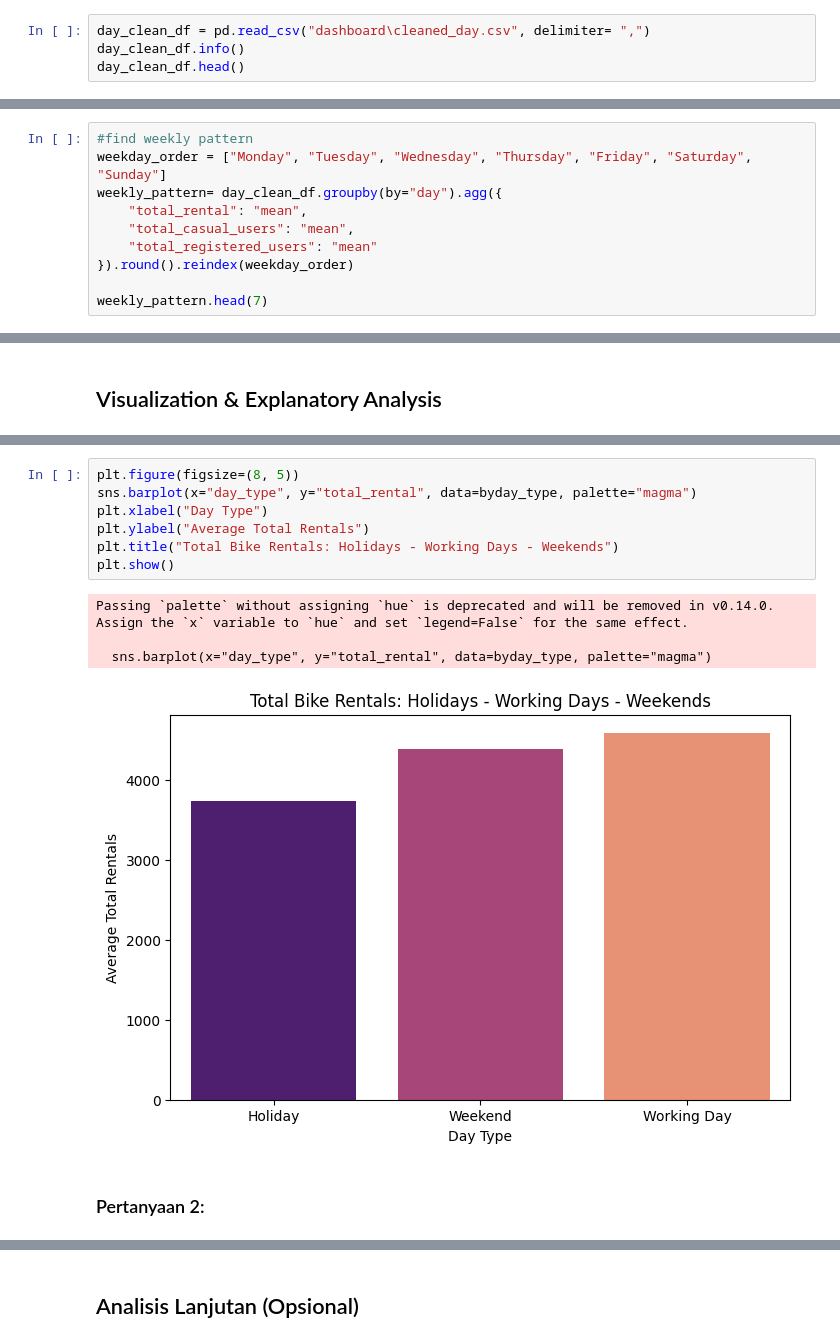
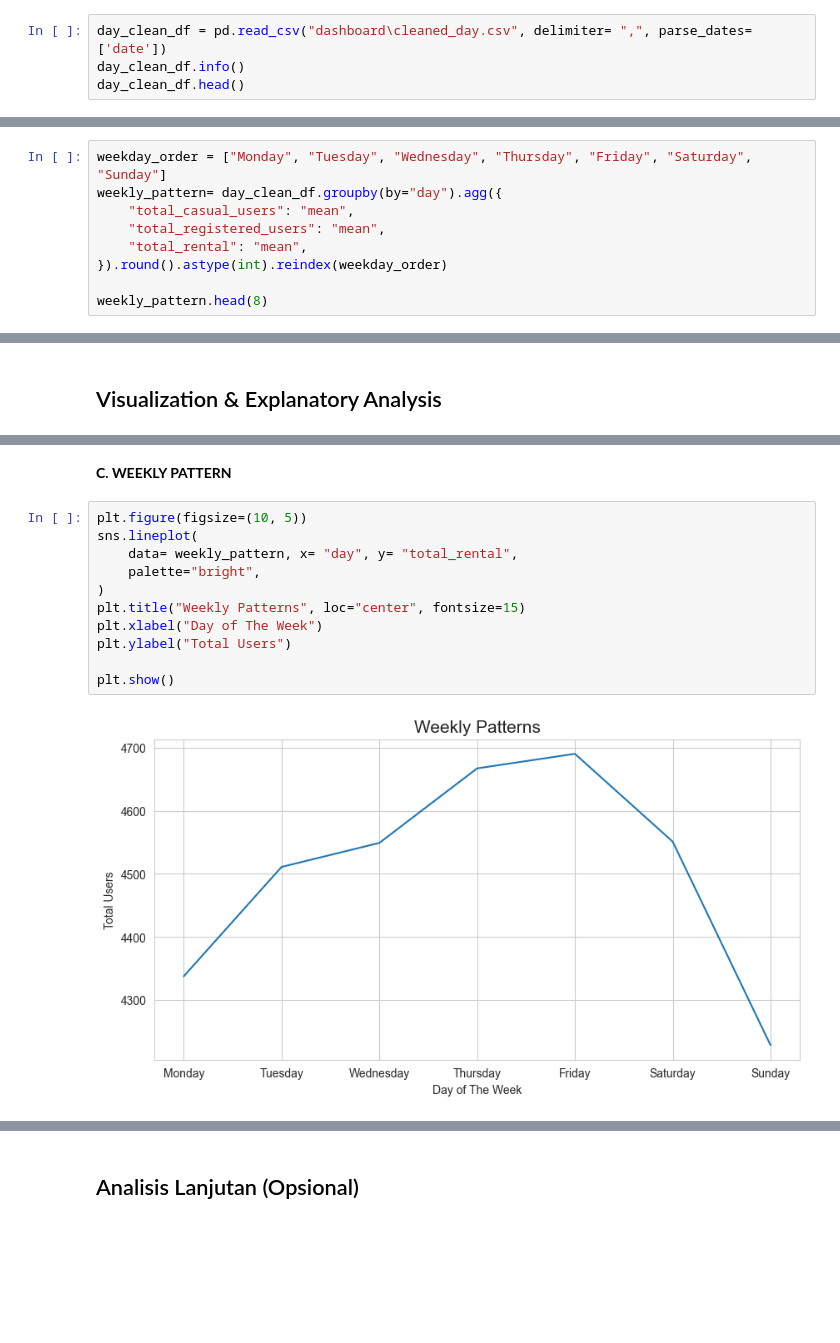
Before and after one commit to lookas15/dicoding-analisis_data-final_project, a Jupyter notebook: submission/notebook.ipynb, the cells around one changed output, grey strips where cells are left out. Cells and saved outputs as stored; diff of their text form; blank space fills up the shorter version.

Commit message:
Finish project revision on EDA, chart, dashboard, and conclusion

```diff
--- a/submission/notebook.ipynb
+++ b/submission/notebook.ipynb
@@ -469,7 +489,7 @@ hour_df.to_csv("dashboard\cleaned_hour.csv", index=False)
 # %% [markdown]
 Load dataset yang sudah bersih terlebih dahulu
 # %%
-day_clean_df = pd.read_csv("dashboard\cleaned_day.csv", delimiter= ",")
+day_clean_df = pd.read_csv("dashboard\cleaned_day.csv", delimiter= ",", parse_dates=['date'])
 day_clean_df.info()
 day_clean_df.head()
 # %% [output]
@@ -622,13 +654,12 @@ yearly_trends.head()
 # %% [markdown]
 *WEEKLY PATTERN*
 # %%
-#find weekly pattern
 weekday_order = ["Monday", "Tuesday", "Wednesday", "Thursday", "Friday", "Saturday", "Sunday"]
 weekly_pattern= day_clean_df.groupby(by="day").agg({
+    "total_casual_users": "mean",
+    "total_registered_users": "mean",
     "total_rental": "mean",
-    "total_casual_users": "mean",
-    "total_registered_users": "mean"
-}).round().reindex(weekday_order)
+}).round().astype(int).reindex(weekday_order)
 
-weekly_pattern.head(7)
+weekly_pattern.head(8)
 # %% [output]
@@ -683,14 +885,15 @@ byweather_day.head()
+# %% [markdown]
+**C. WEEKLY PATTERN**
 # %%
-plt.figure(figsize=(8, 5))
-sns.barplot(x="day_type", y="total_rental", data=byday_type, palette="magma")
-plt.xlabel("Day Type")
-plt.ylabel("Average Total Rentals")
-plt.title("Total Bike Rentals: Holidays - Working Days - Weekends")
+plt.figure(figsize=(10, 5))
+sns.lineplot(
+    data= weekly_pattern, x= "day", y= "total_rental",
+    palette="bright",
+)
+plt.title("Weekly Patterns", loc="center", fontsize=15)
+plt.xlabel("Day of The Week")
+plt.ylabel("Total Users")
+
 plt.show()
 # %% [output]
-Passing `palette` without assigning `hue` is deprecated and will be removed in v0.14.0. Assign the `x` variable to `hue` and set `legend=False` for the same effect.
-
-  sns.barplot(x="day_type", y="total_rental", data=byday_type, palette="magma")
-[figure, old version]
+[figure, new version]
-# %% [markdown]
-### Pertanyaan 2:
```
Also changed, not shown: parts of 45 cells of this notebook, 2 other files.
